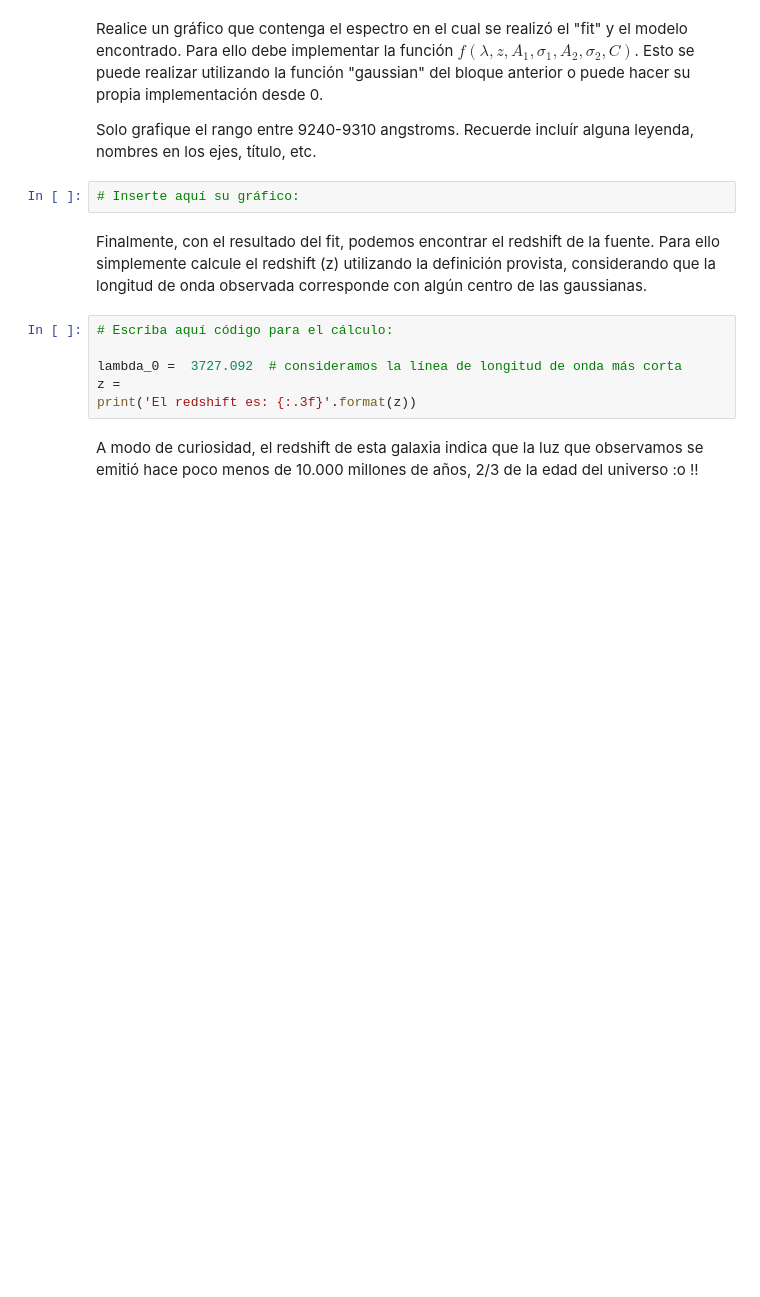
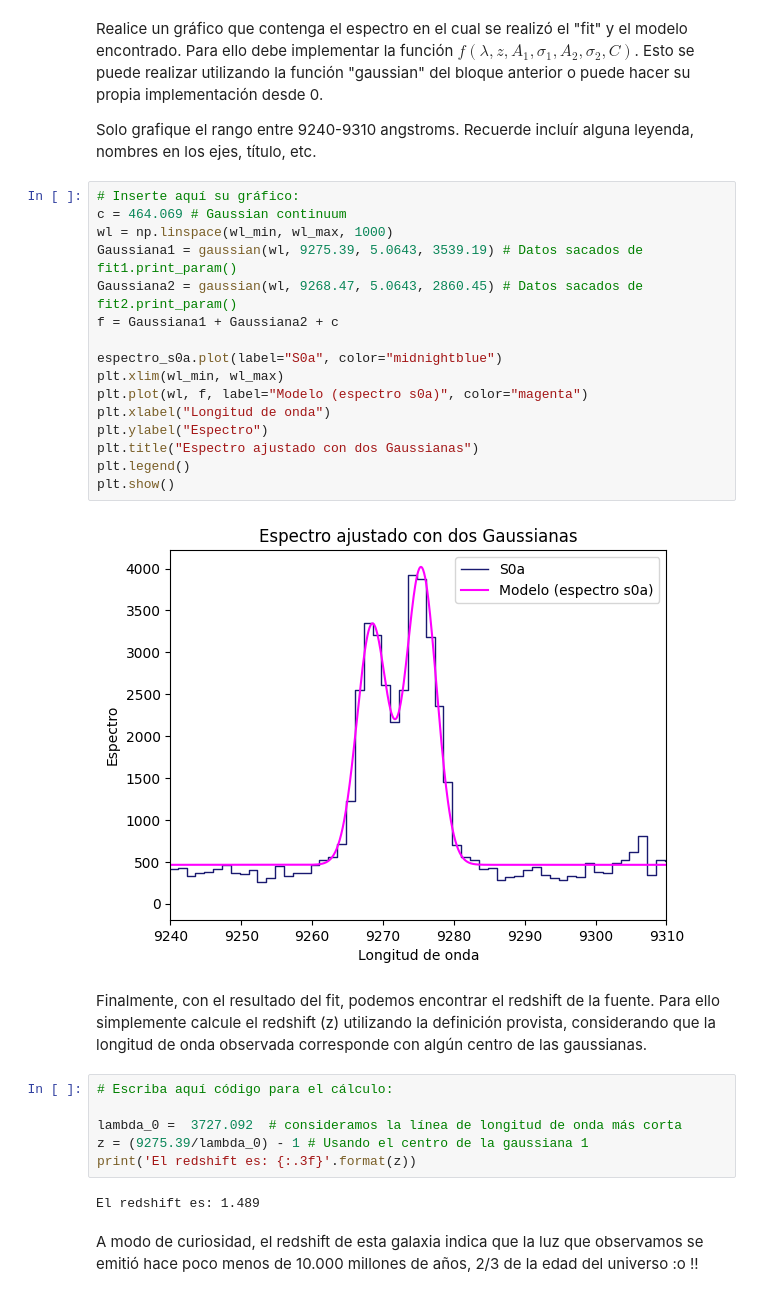
Before and after one commit to FPereiraI/Tarea-4, a Jupyter notebook: Tarea4.ipynb, the cells around one changed output. Cells and saved outputs as stored; diff of their text form; blank space fills up the shorter version.

```diff
--- a/Tarea4.ipynb
+++ b/Tarea4.ipynb
@@ -306,16 +346,34 @@ Realice un gráfico que contenga el espectro en el cual se realizó el "fit" y e
 Para ello debe implementar la función $f(\lambda, z,  A_1, \sigma_1, A_2, \sigma_2, C)$. Esto se puede realizar utilizando la función "gaussian" del bloque anterior o puede hacer su propia implementación desde 0.
 
 Solo grafique el rango entre 9240-9310 angstroms. Recuerde incluír alguna leyenda, nombres en los ejes, título, etc.
-# %%
-# Inserte aquí su gráfico:
+# %%
+# Inserte aquí su gráfico:
+c = 464.069 # Gaussian continuum
+wl = np.linspace(wl_min, wl_max, 1000)
+Gaussiana1 = gaussian(wl, 9275.39, 5.0643, 3539.19) # Datos sacados de fit1.print_param()
+Gaussiana2 = gaussian(wl, 9268.47, 5.0643, 2860.45) # Datos sacados de fit2.print_param()
+f = Gaussiana1 + Gaussiana2 + c
+
+espectro_s0a.plot(label="S0a", color="midnightblue")
+plt.xlim(wl_min, wl_max)
+plt.plot(wl, f, label="Modelo (espectro s0a)", color="magenta")
+plt.xlabel("Longitud de onda")
+plt.ylabel("Espectro")
+plt.title("Espectro ajustado con dos Gaussianas")
+plt.legend()
+plt.show()
+# %% [output]
+[figure, added]
 # %% [markdown]
 Finalmente, con el resultado del fit, podemos encontrar el redshift de la fuente. Para ello simplemente calcule el redshift (z) utilizando la definición provista, considerando que la longitud de onda observada corresponde con algún centro de las gaussianas.
 # %%
 # Escriba aquí código para el cálculo:
 
 lambda_0 =  3727.092  # consideramos la línea de longitud de onda más corta
-z =
+z = (9275.39/lambda_0) - 1 # Usando el centro de la gaussiana 1
 print('El redshift es: {:.3f}'.format(z))
+# %% [output]
+El redshift es: 1.489
 # %% [markdown]
 A modo de curiosidad, el redshift de esta galaxia indica que la luz que observamos se emitió hace poco menos de 10.000 millones de años, 2/3 de la edad del universo :o !!
 # %% [markdown]
```
Also changed, not shown: parts of 7 cells of this notebook.
